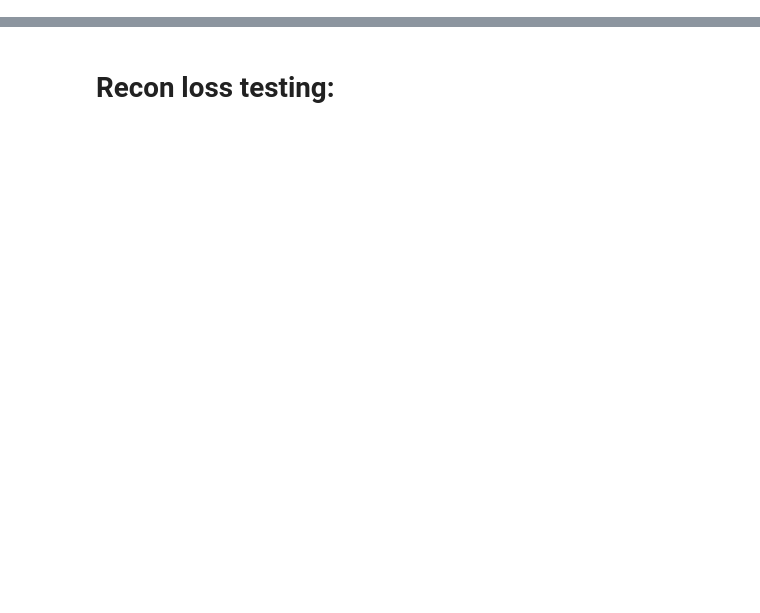
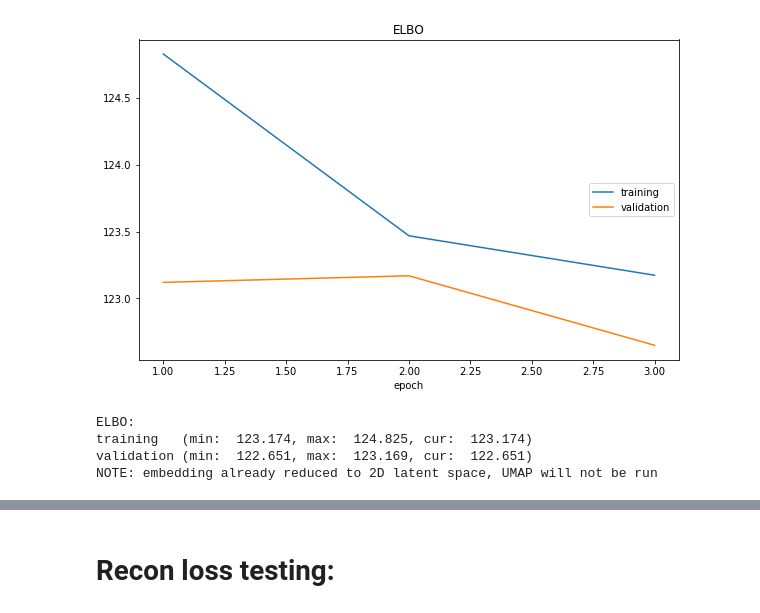
Before and after one commit to msc-acse/acse-9-independent-research-project-coush001, a Jupyter notebook: Run_scripts.ipynb, the cells around one changed output, grey strips where cells are left out. Saved outputs shown, nothing was run; the diff lists cells and outputs as text; code cells hidden in the pictures; blank space fills up the shorter version.

```diff
--- a/Run_scripts.ipynb
+++ b/Run_scripts.ipynb
@@ -35,4 +57,10 @@ vae.reduce(epochs=10, hidden_size=2, lr=0.01, recon_loss_method='dist', plot_los
 # %%
-# bvae = BVaeModel(input1)
-# bvae.reduce(epochs=10, hidden_size=2, lr=0.01, beta=5, plot_loss=True)
-# bvae.to_2d(20, 0.1)
+bvae = BVaeModel(input1)
+bvae.reduce(epochs=3, hidden_size=2, lr=0.01, beta=3, plot_loss=True)
+bvae.to_2d(30, 0.01)
+# %% [output]
+[figure, added]
+ELBO:
+training   (min:  123.174, max:  124.825, cur:  123.174)
+validation (min:  122.651, max:  123.169, cur:  122.651)
+NOTE: embedding already reduced to 2D latent space, UMAP will not be run
```
Also changed, not shown: parts of 10 cells of this notebook, 1 other file.
